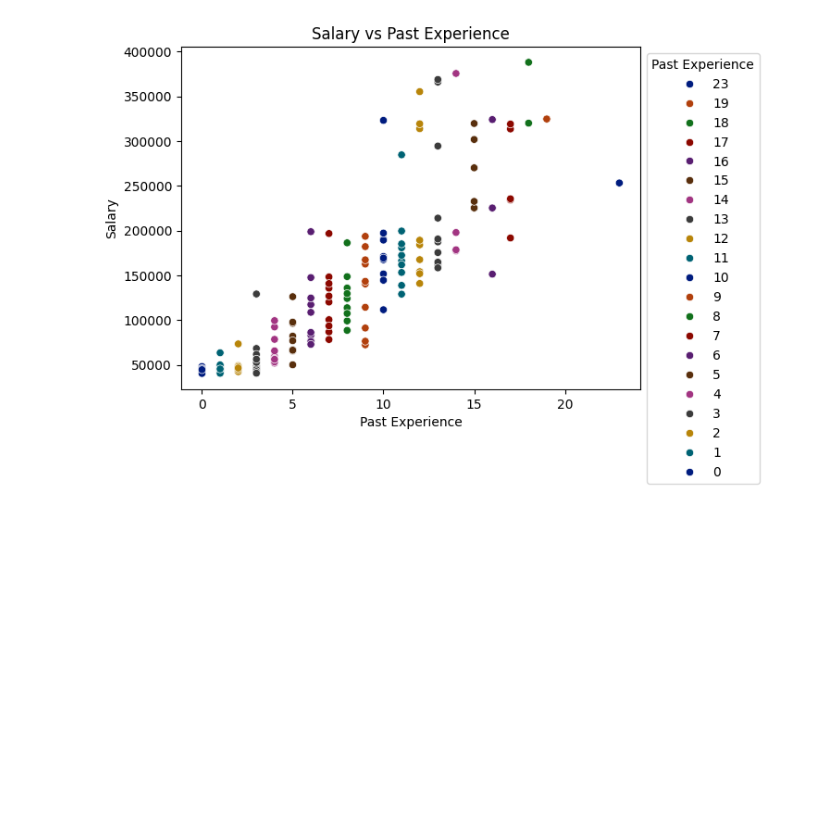
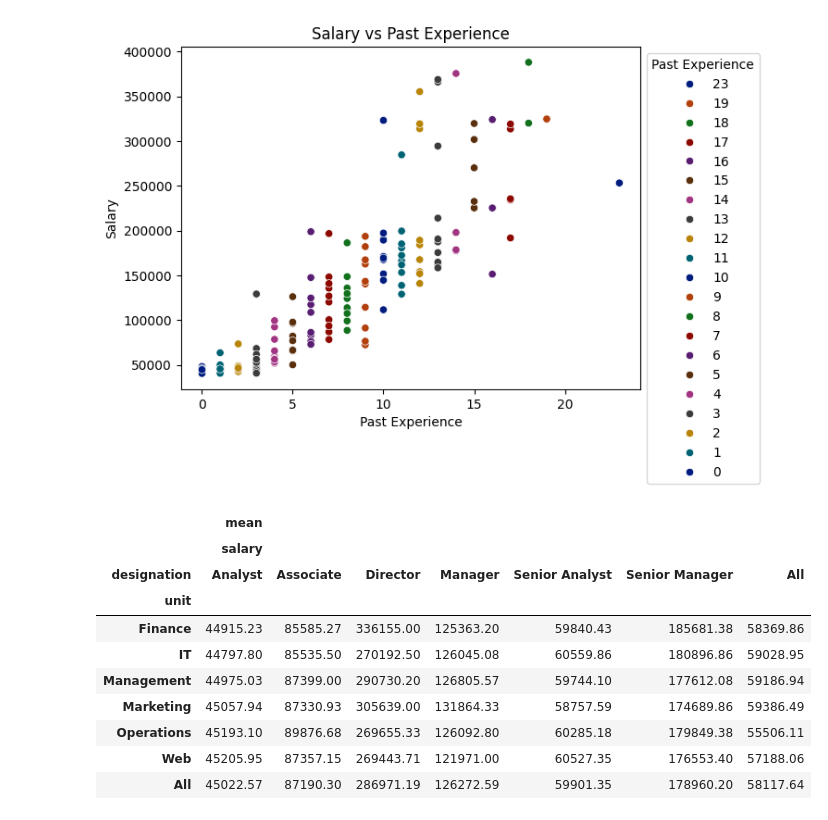
Before and after one commit to thelightfeaver/machine-leaning-practices, a Jupyter notebook: proyect/salary.ipynb, the cells around one changed output. Cells and saved outputs as stored; diff of their text form; code cells hidden in the pictures; blank space fills up the shorter version.

```diff
--- a/proyect/salary.ipynb
+++ b/proyect/salary.ipynb
@@ -271,3 +222,24 @@ plt.ylabel('Salary')
 plt.show()
 # %% [output]
 [figure]
+# %%
+import math
+
+def mean(x):
+    return round(np.mean(x), 2)
+
+def_salary_mean_unit_designation = df_salary.pivot_table(index=["unit"], columns=["designation"], values=["salary"], aggfunc=[mean], fill_value=0, margins=True)
+def_salary_mean_unit_designation
+9
+# %% [output]
+|  | mean |  |  |  |  |  |  |
+|  | salary |  |  |  |  |  |  |
+| designation | Analyst | Associate | Director | Manager | Senior Analyst | Senior Manager | All |
+| unit |  |  |  |  |  |  |  |
+| Finance | 44915.23 | 85585.27 | 336155.00 | 125363.20 | 59840.43 | 185681.38 | 58369.86 |
+| IT | 44797.80 | 85535.50 | 270192.50 | 126045.08 | 60559.86 | 180896.86 | 59028.95 |
+| Management | 44975.03 | 87399.00 | 290730.20 | 126805.57 | 59744.10 | 177612.08 | 59186.94 |
+| Marketing | 45057.94 | 87330.93 | 305639.00 | 131864.33 | 58757.59 | 174689.86 | 59386.49 |
+| Operations | 45193.10 | 89876.68 | 269655.33 | 126092.80 | 60285.18 | 179849.38 | 55506.11 |
+| Web | 45205.95 | 87357.15 | 269443.71 | 121971.00 | 60527.35 | 176553.40 | 57188.06 |
+| All | 45022.57 | 87190.30 | 286971.19 | 126272.59 | 59901.35 | 178960.20 | 58117.64 |
```
Also changed, not shown: parts of 20 cells of this notebook.
